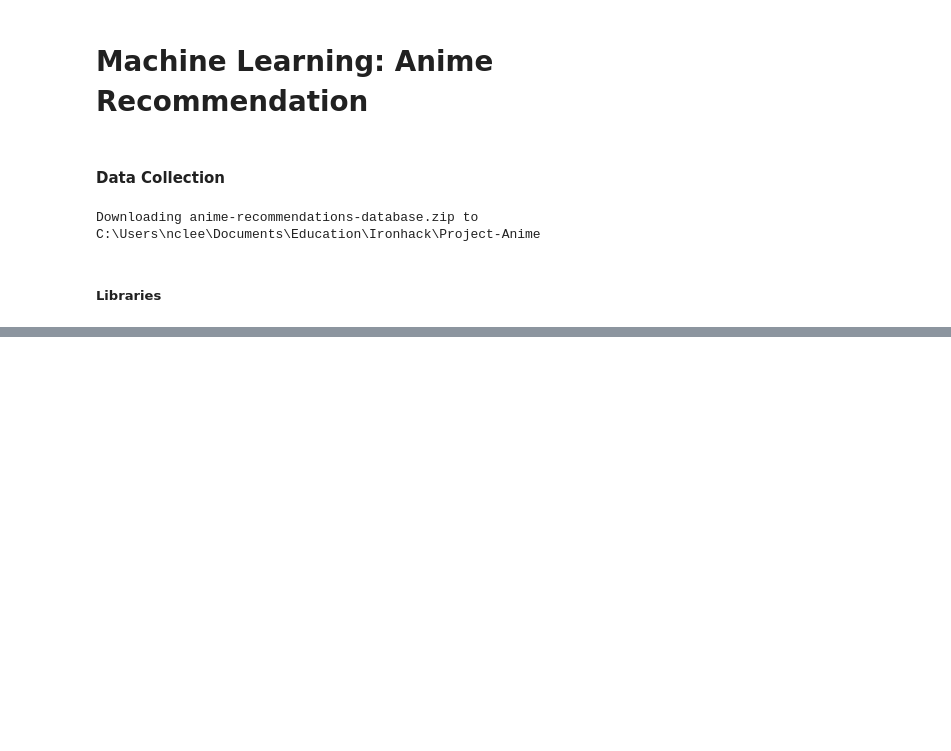
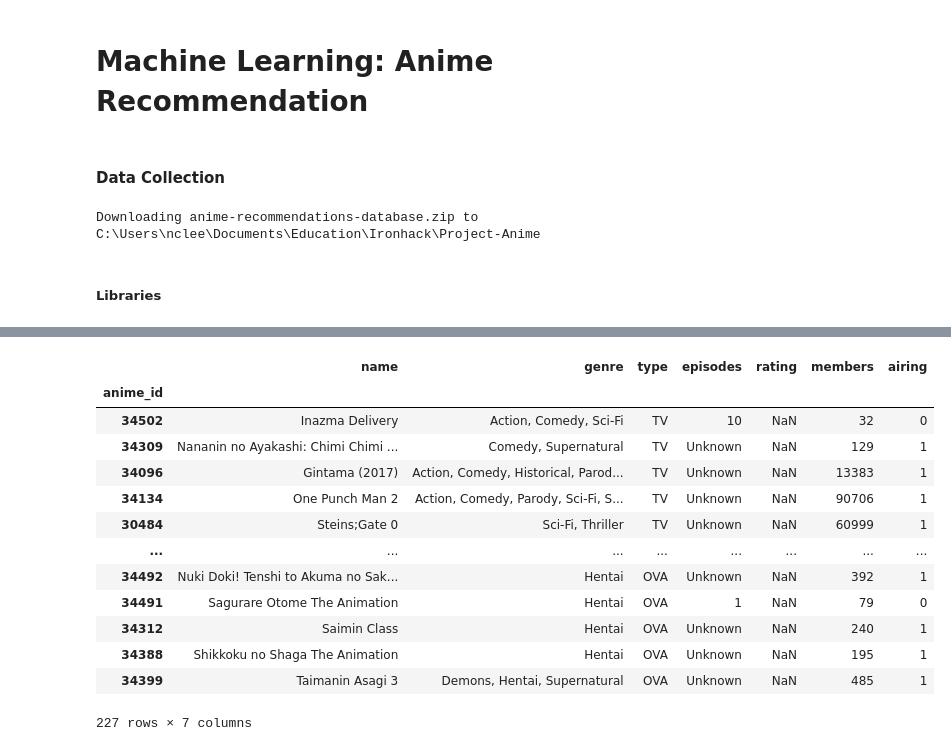
Before and after one commit to nclee17/Machine-Learning-Anime-Recommendation, a Jupyter notebook: Machine Learning.ipynb, the cells around one changed output, grey strips where cells are left out. Cells and saved outputs as stored; diff of their text form; code cells hidden in the pictures; blank space fills up the shorter version.

```diff
--- a/Machine Learning.ipynb
+++ b/Machine Learning.ipynb
@@ -24,0 +139,3 @@ import scipy.stats as st
+# %%
+# trying to fill in the missing type information from new animelist, there are still "Unknown"
+anime.type.fillna(animelist.set_index("anime_id").type, inplace=True)
@@ -24,0 +154,27 @@ import scipy.stats as st
+# %%
+# fill in the rest by research
+anime_type={34437: "Movie", 32455: "TV", 28613: "TV", 30448: "TV", 24023: "TV", 34348: "TV"}
+anime.loc[anime.type=="Unknown", "type"]=anime[anime.type=="Unknown"].index.map(anime_type)
+# %%
+# creating a dummy column for airing using episode as an indicator
+anime["airing"]=np.where(anime.episodes=="Unknown", 1, 0)
+# %%
+# creating a dummy column for whether it was NA for rating
+anime["rate_na"]=np.where(anime.rating.isna(), 1, 0)
+# %%
+anime[anime.rating.isna()]
+# %% [output]
+|  | name | genre | type | episodes | rating | members | airing |
+| anime_id |  |  |  |  |  |  |  |
+| 34502 | Inazma Delivery | Action, Comedy, Sci-Fi | TV | 10 | NaN | 32 | 0 |
+| 34309 | Nananin no Ayakashi: Chimi Chimi ... | Comedy, Supernatural | TV | Unknown | NaN | 129 | 1 |
+| 34096 | Gintama (2017) | Action, Comedy, Historical, Parod... | TV | Unknown | NaN | 13383 | 1 |
+| 34134 | One Punch Man 2 | Action, Comedy, Parody, Sci-Fi, S... | TV | Unknown | NaN | 90706 | 1 |
+| 30484 | Steins;Gate 0 | Sci-Fi, Thriller | TV | Unknown | NaN | 60999 | 1 |
+| ... | ... | ... | ... | ... | ... | ... | ... |
+| 34492 | Nuki Doki! Tenshi to Akuma no Sak... | Hentai | OVA | Unknown | NaN | 392 | 1 |
+| 34491 | Sagurare Otome The Animation | Hentai | OVA | 1 | NaN | 79 | 0 |
+| 34312 | Saimin Class | Hentai | OVA | Unknown | NaN | 240 | 1 |
+| 34388 | Shikkoku no Shaga The Animation | Hentai | OVA | Unknown | NaN | 195 | 1 |
+| 34399 | Taimanin Asagi 3 | Demons, Hentai, Supernatural | OVA | Unknown | NaN | 485 | 1 |
+227 rows × 7 columns
```
Also changed, not shown: parts of 20 cells of this notebook.
